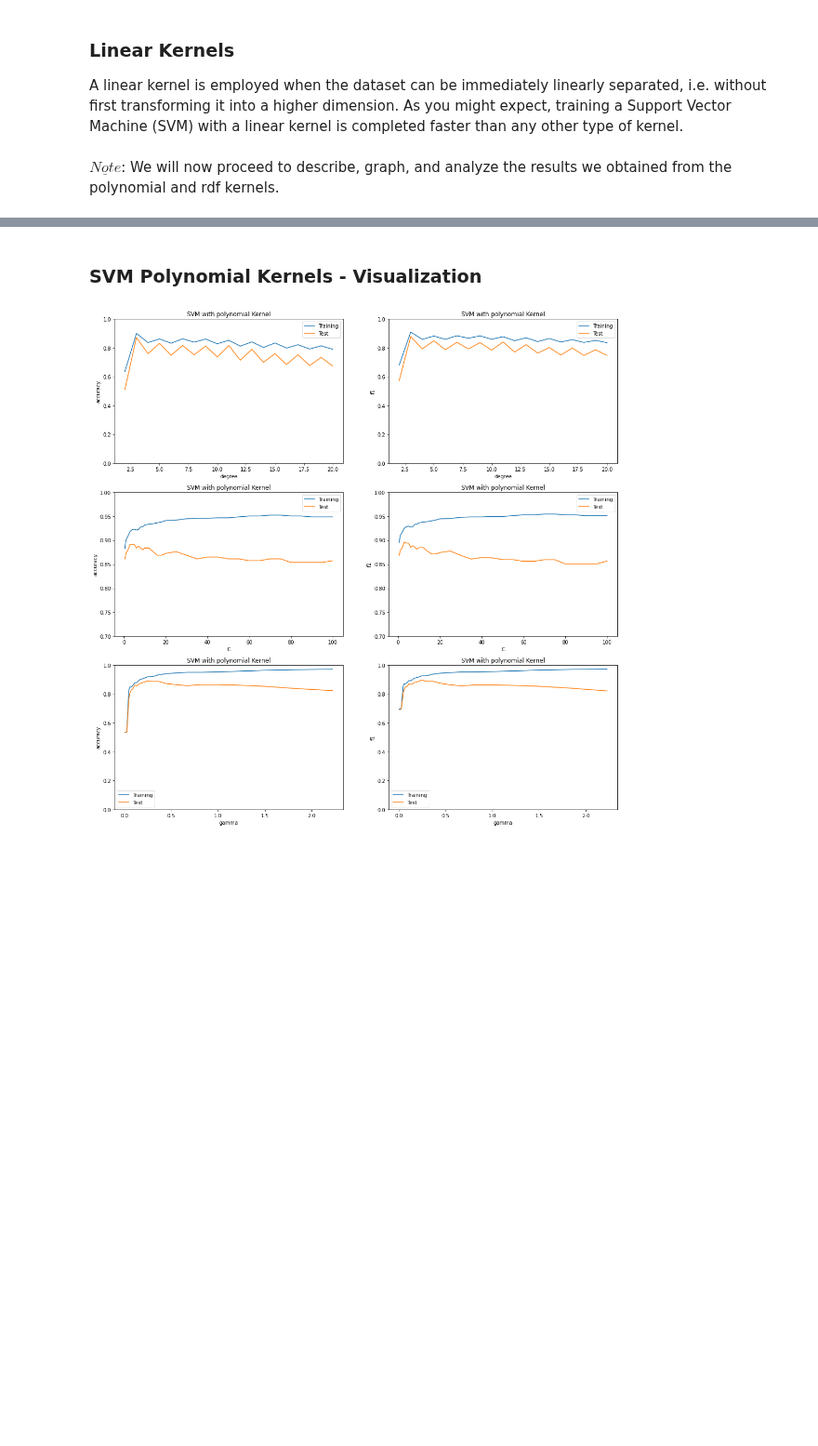
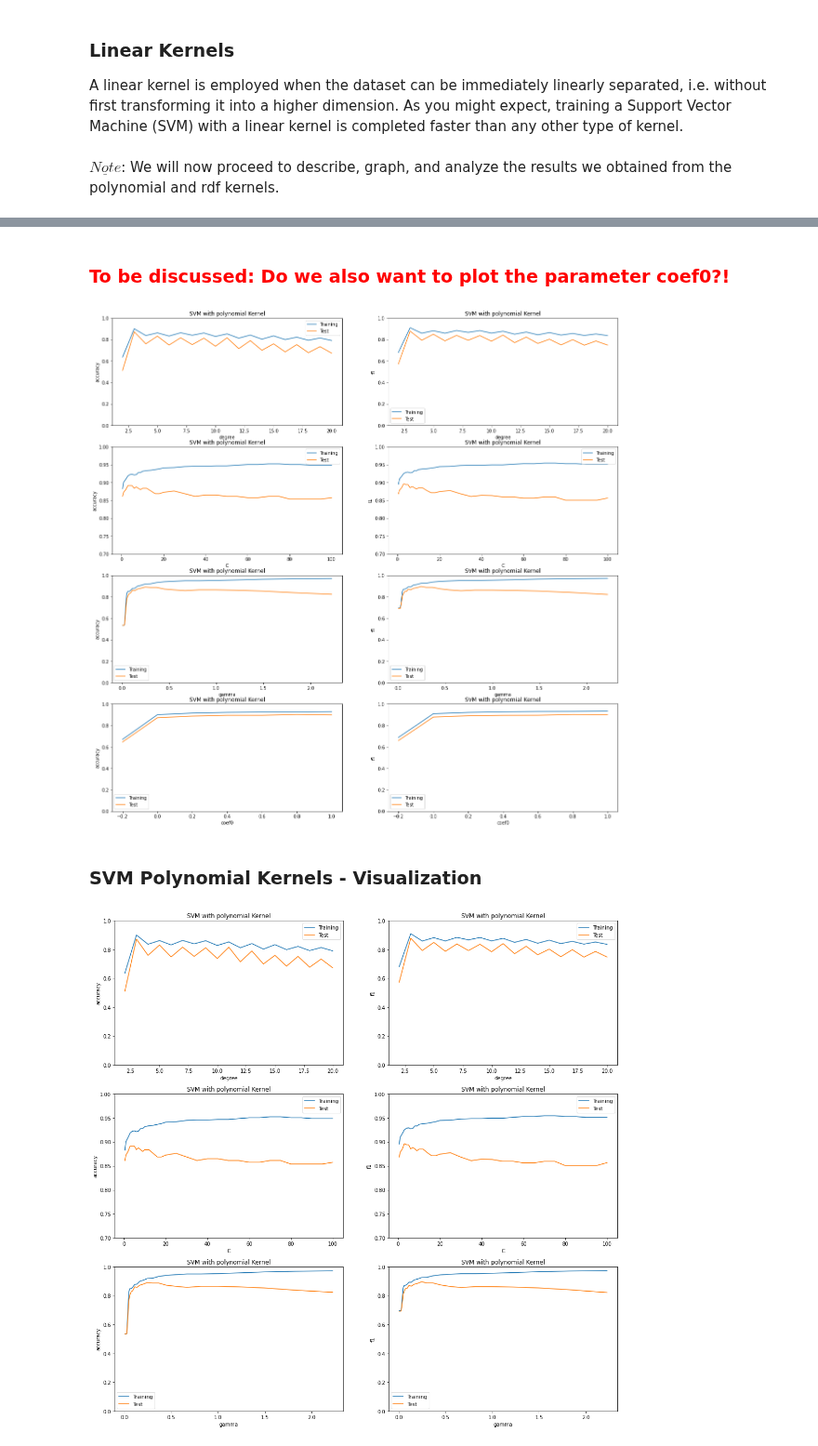
Before and after one commit to Estreuselito/Deus_ex_machina, a Jupyter notebook: Kernel/Kernel_ys.ipynb, the cells around one changed output, grey strips where cells are left out. Shown at 93% size. Drawn from its saved outputs; the diff is of its cells as text; code cells hidden in the pictures; blank space fills up the shorter version.

Commit message:
Added the description of the polynomial kernel; also added a plot of coef0 (if we want it-> to be discussed)

```diff
--- a/Kernel/Kernel_ys.ipynb
+++ b/Kernel/Kernel_ys.ipynb
@@ -52,7 +52,7 @@ class Data(object):
 
 class Models(object):
     """Class which creates the different models"""
-    def __init__(self, C=1.0, kernel='poly', gamma='auto', degree = 3, num_splits = 5, **kwargs):
+    def __init__(self, C=1.0, kernel='poly', gamma='auto', degree = 3, coef0 = 0.0, num_splits = 5, **kwargs):
         """Instantiates the Models class
 
         Parameters
@@ -64,6 +64,7 @@ class Models(object):
         self.gamma = gamma
         self.num_splits = num_splits
         self.degree = degree
+        self.coef0 = coef0
         super().__init__(**kwargs)
 
     def SVM(self):
@@ -75,9 +76,9 @@ class Models(object):
             The model which can later be used
         """
         try:
-            return SVC(C = self.C, kernel = self.kernel, gamma = self.gamma, degree = self.degree)
+            return SVC(C = self.C, kernel = self.kernel, gamma = self.gamma, degree = self.degree, coef0 = self.coef0)
         except ValueError:
-            return SVC(C = self.C, kernel = self.kernel, gamma = "auto", degree = self.degree)
+            return SVC(C = self.C, kernel = self.kernel, gamma = "auto", degree = self.degree, coef0 = self.coef0)
 
     def KFold(self):
         """Instatiates the KFold
@@ -305,3 +322,45 @@ INSERT WRITTEN DESCRIPTION HERE
+# %% [markdown]
+### <span style="color:red">To be discussed: Do we also want to plot the parameter coef0?!</span>
+# %%
+plt_title = "SVM with polynomial Kernel"
+
+plt.figure(figsize = (20, 20))
+
+# Validation Curve for d
+plt.subplot(4, 2, 1)
+Plot(kernel = "poly", degree = np.arange(2, 21, 1), beta = "accuracy").create_validation_curve("degree", plt_title)
+plt.subplot(4, 2, 2)
+Plot(kernel = "poly", degree = np.arange(2, 21, 1), beta = "f1").create_validation_curve("degree", plt_title)
+
+# Validation Curve for C
+plt.subplot(4, 2, 3)
+Plot(kernel = "poly", C = np.append(np.array([0.5]),
+                   np.append(
+                       np.append(
+                           np.arange(1, 10, 1),  np.arange(10, 20, 2)),
+                       np.arange(20, 101, 5))),
+     beta = "accuracy").create_validation_curve("C", plt_title, ylim = [0.7, 1])
+plt.subplot(4, 2, 4)
+Plot(kernel = "poly", C = np.append(np.array([0.5]),
+                   np.append(
+                       np.append(
+                           np.arange(1, 10, 1),  np.arange(10, 20, 2)),
+                       np.arange(20, 101, 5))),
+     beta = "f1").create_validation_curve("C", plt_title, ylim = [0.7, 1])
+
+# Validation Curve for gamma
+plt.subplot(4, 2, 5)
+Plot(kernel = "poly", gamma = np.exp(np.arange(-5, 1, 0.2)), beta = "accuracy").create_validation_curve("gamma", plt_title)
+plt.subplot(4, 2, 6)
+Plot(kernel = "poly", gamma = np.exp(np.arange(-5, 1, 0.2)), beta = "f1").create_validation_curve("gamma", plt_title)
+
+# Validation Curve for coef0
+plt.subplot(4, 2, 7)
+Plot(kernel = "poly", coef0 = np.arange(-0.2, 1.1, 0.2), beta = "accuracy").create_validation_curve("coef0", plt_title)
+plt.subplot(4, 2, 8)
+Plot(kernel = "poly", coef0 = np.arange(-0.2, 1.1, 0.2), beta = "f1").create_validation_curve("coef0", plt_title)
+# %% [output]
+[figure, added]
 # %% [markdown]
 ### SVM Polynomial Kernels - Visualization
 # %%
```
Also changed, not shown: parts of 2 cells of this notebook.
